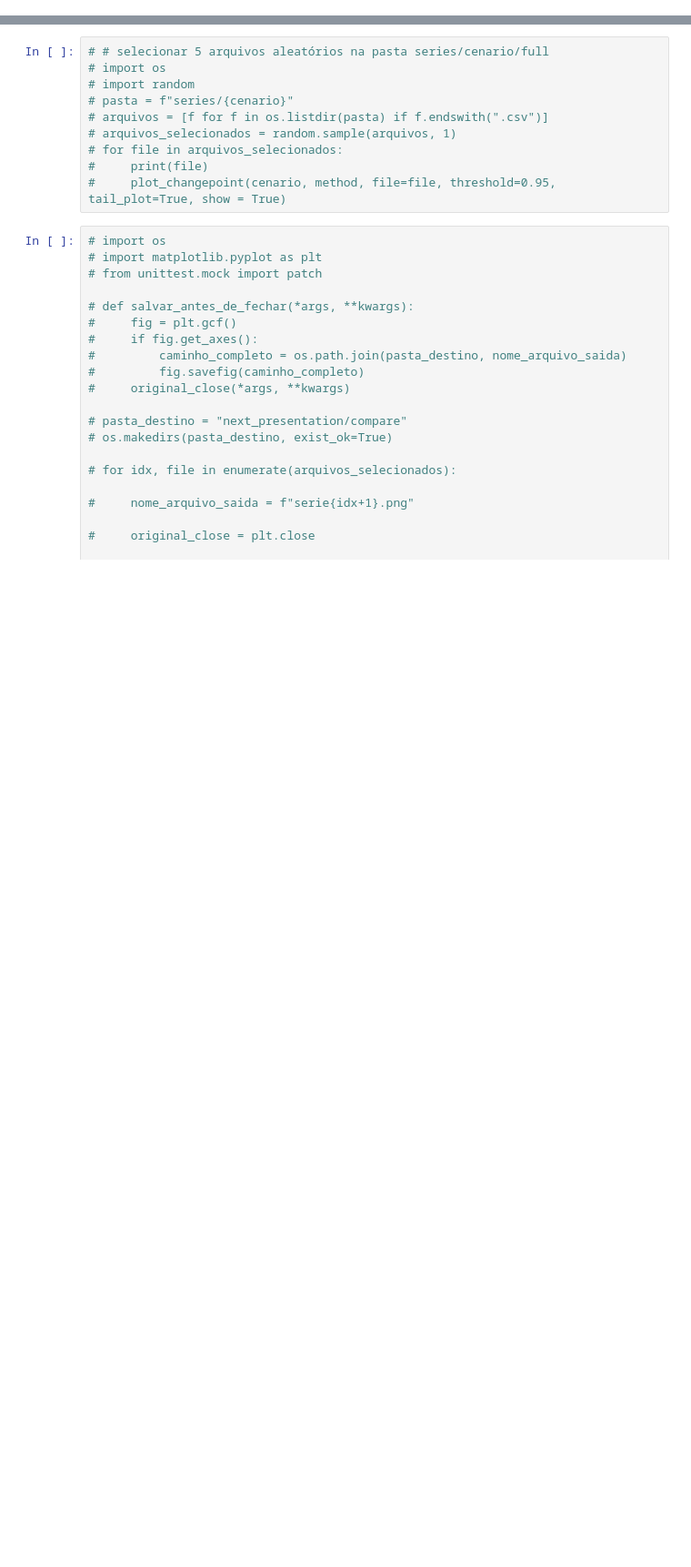
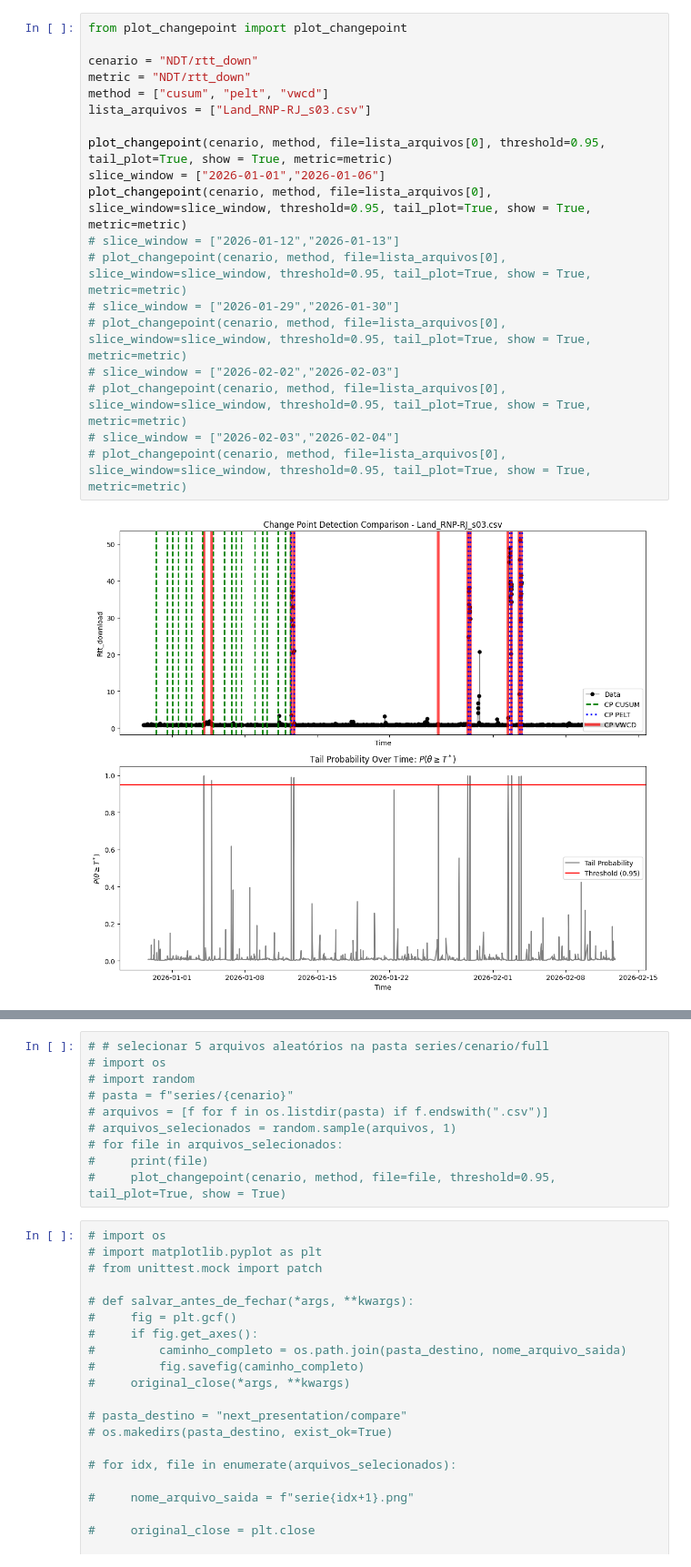
Before and after one commit to lhscaldas/Mestrado, a Jupyter notebook: CP_viewer.ipynb, the cells around one changed output, grey strips where cells are left out. Shown at 91% size. Saved outputs shown, nothing was run; the diff lists cells and outputs as text; blank space fills up the shorter version.

```diff
--- a/CP_viewer.ipynb
+++ b/CP_viewer.ipynb
@@ -19,0 +1,21 @@ for file in lista_arquivos[:]:
+# %%
+from plot_changepoint import plot_changepoint
+
+cenario = "NDT/rtt_down"
+metric = "NDT/rtt_down"
+method = ["cusum", "pelt", "vwcd"]
+lista_arquivos = ["Land_RNP-RJ_s03.csv"]
+
+plot_changepoint(cenario, method, file=lista_arquivos[0], threshold=0.95, tail_plot=True, show = True, metric=metric)
+slice_window = ["2026-01-01","2026-01-06"]
+plot_changepoint(cenario, method, file=lista_arquivos[0], slice_window=slice_window, threshold=0.95, tail_plot=True, show = True, metric=metric)
+# slice_window = ["2026-01-12","2026-01-13"]
+# plot_changepoint(cenario, method, file=lista_arquivos[0], slice_window=slice_window, threshold=0.95, tail_plot=True, show = True, metric=metric)
+# slice_window = ["2026-01-29","2026-01-30"]
+# plot_changepoint(cenario, method, file=lista_arquivos[0], slice_window=slice_window, threshold=0.95, tail_plot=True, show = True, metric=metric)
+# slice_window = ["2026-02-02","2026-02-03"]
+# plot_changepoint(cenario, method, file=lista_arquivos[0], slice_window=slice_window, threshold=0.95, tail_plot=True, show = True, metric=metric)
+# slice_window = ["2026-02-03","2026-02-04"]
+# plot_changepoint(cenario, method, file=lista_arquivos[0], slice_window=slice_window, threshold=0.95, tail_plot=True, show = True, metric=metric)
+# %% [output]
+[figure, added]
```
Also changed, not shown: parts of 6 cells of this notebook, 3 other files.
